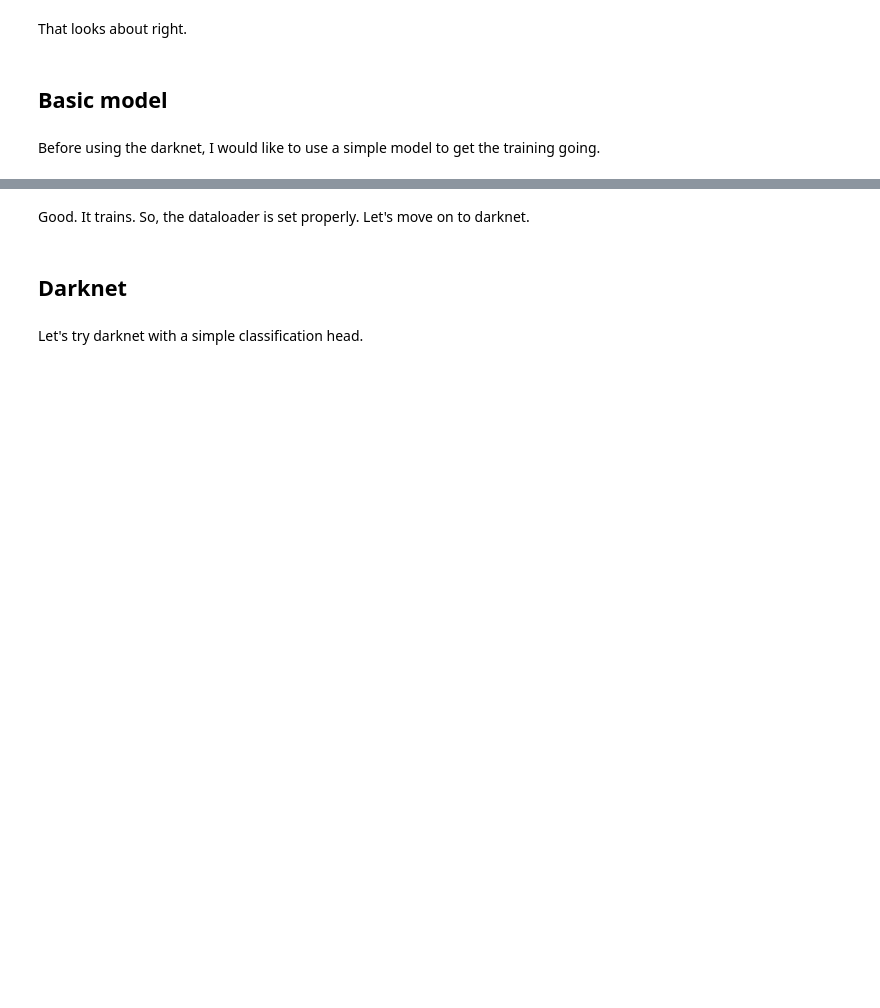
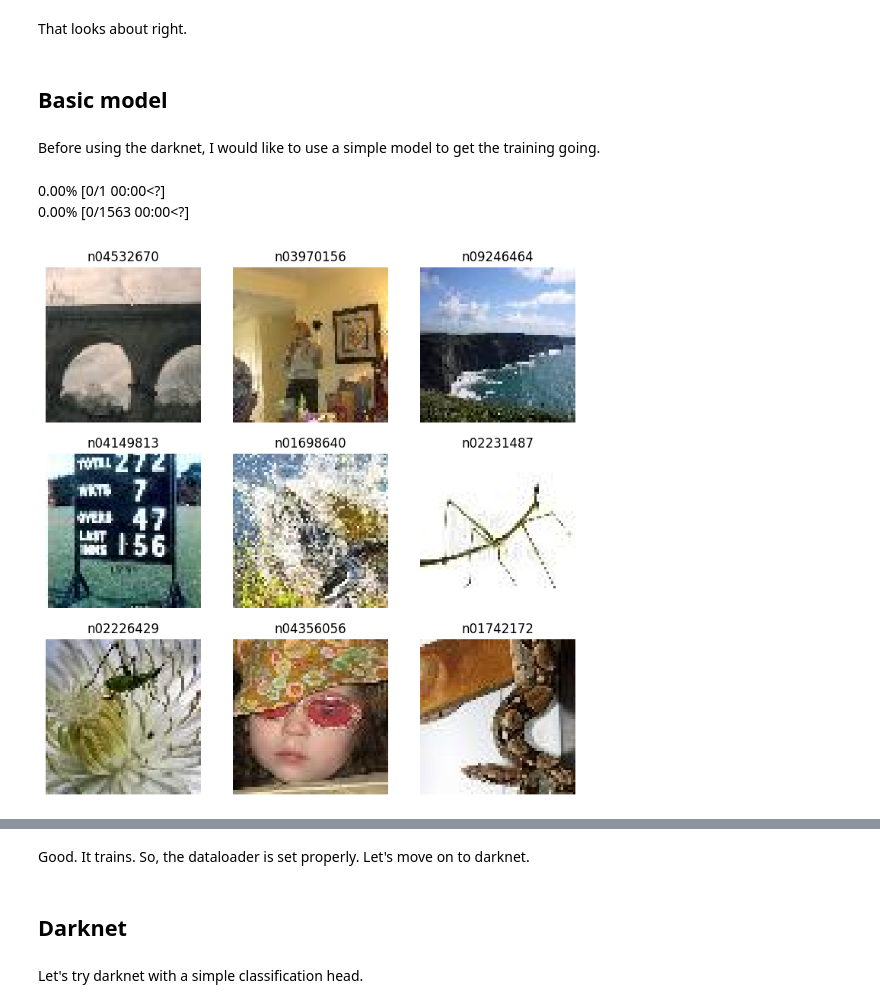
Before and after one commit to galopyz/pilus_project, a Jupyter notebook: nbs/50_darknet.ipynb, the cells around one changed output, grey strips where cells are left out. Saved outputs shown, nothing was run; the diff lists cells and outputs as text; code cells hidden in the pictures; blank space fills up the shorter version.

```diff
--- a/nbs/50_darknet.ipynb
+++ b/nbs/50_darknet.ipynb
@@ -126,6 +135,10 @@ cbs = [
 ]
 # %%
 loss_fn = nn.CrossEntropyLoss()
-learn = Learner(model, dls, loss_fn, lr=1, cbs=cbs)
-# learn.show_image_batch()
+learn = Learner(model, dls, loss_fn, lr=8, cbs=cbs)
+learn.show_image_batch()
+# %% [output]
+0.00% [0/1 00:00<?]
+0.00% [0/1563 00:00<?]
+[figure, added]
 # %%
```
Also changed, not shown: parts of 5 cells of this notebook, 3 other files.
